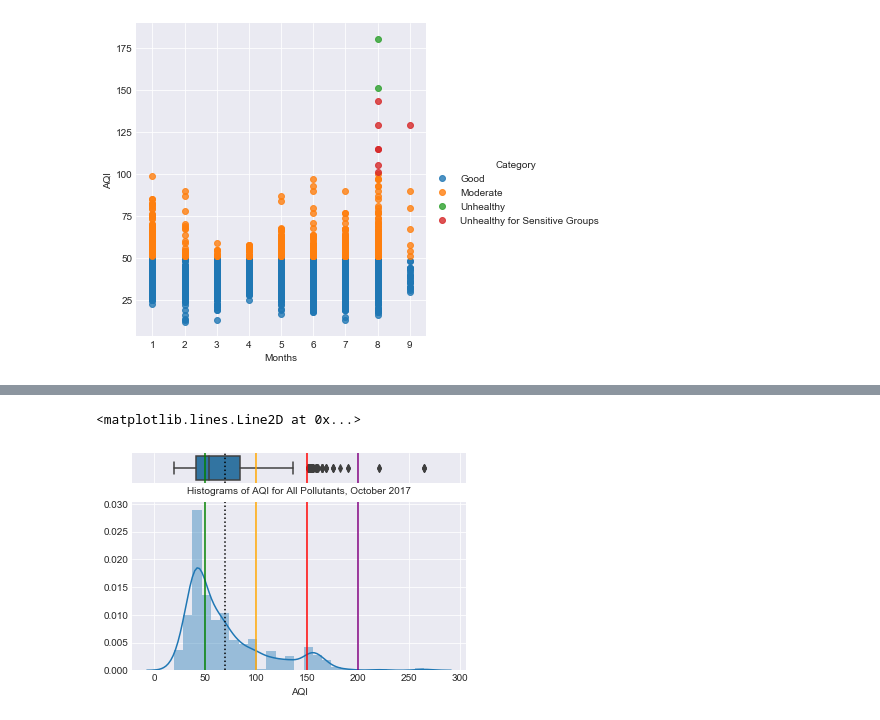
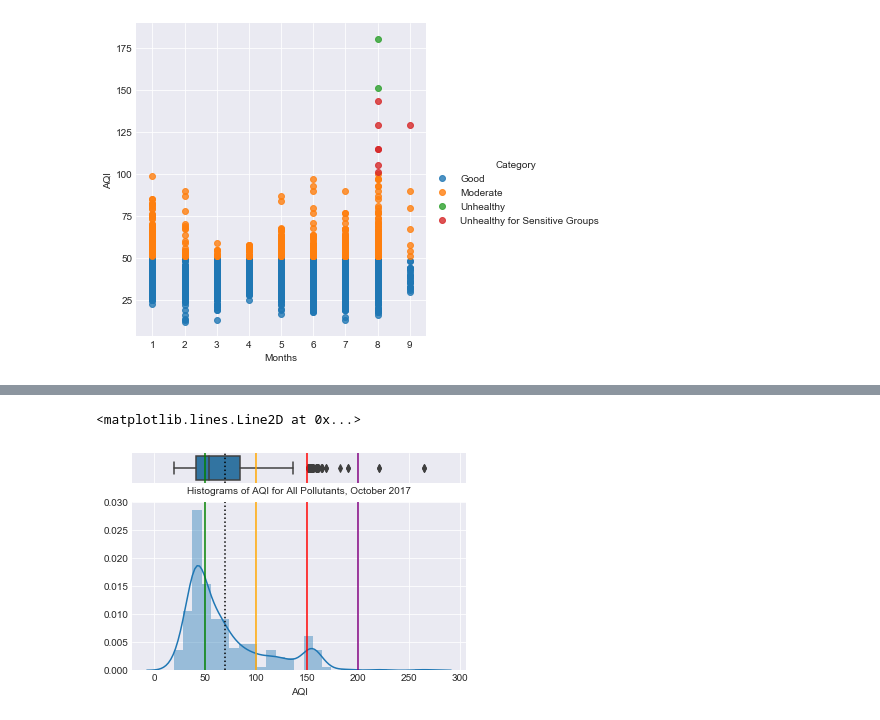
Before and after one commit to HP-Nunes/airQualityInTheBayArea_October2017, a Jupyter notebook: Hadrien_Brainstorming/Test_Dashboard Format.ipynb, the cells around one changed output, grey strips where cells are left out. Drawn from its saved outputs; the diff is of its cells as text; code cells hidden in the pictures.

```diff
--- a/Hadrien_Brainstorming/Test_Dashboard Format.ipynb
+++ b/Hadrien_Brainstorming/Test_Dashboard Format.ipynb
@@ -358,0 +340,10 @@ df
+# %%
+#Import csv as pd
+AirNow_1_csv = "AirNow_data_Hadrien.csv"
+AirNow_1_df = pd.read_csv(AirNow_1_csv)
+AirNow_2_csv = "AirNow_data_Hadrien_2.csv"
+AirNow_2_df = pd.read_csv(AirNow_2_csv)
+
+print(AirNow_1_df.shape)
+print(AirNow_2_df.shape)
+AirNow_1_df.head()
@@ -359,26 +386,30 @@ df
 # %%
-df_Avg_AQI = df.AQI.mean()
+    #DF2
+
+df_Avg_AQI = AirNow_2_df.AQI.mean()
 
 f, (ax_box, ax_hist) = plt.subplots(2, sharex=True, gridspec_kw={"height_ratios": (.15, .85)})
 
 # Add a graph in each part
-sns.boxplot(df.AQI, ax=ax_box)
-sns.distplot(df.AQI, ax=ax_hist)
+sns.boxplot(AirNow_2_df.AQI, ax=ax_box)
+sns.distplot(AirNow_2_df.AQI, ax=ax_hist)
 plt.axvline(df_Avg_AQI, linestyle="dotted",color='black')
 
 plt.axvline(50, color='g')
 plt.axvline(100, color='orange')
 plt.axvline(150, color='r')
 plt.axvline(200, color='purple')
 
 
 # Remove x axis name for the boxplot
 ax_box.set(xlabel='Histograms of AQI for All Pollutants, October 2017')
 ax_box.axvline(df_Avg_AQI, linestyle="dotted",color='black')
 ax_box.axvline(50, color='g')
 ax_box.axvline(100, color='orange')
 ax_box.axvline(150, color='r')
 ax_box.axvline(200, color='purple')
+
+##################################
 # %% [output]
 <matplotlib.lines.Line2D at 0x...>
-[figure, old version]
+[figure, new version]
```
Also changed, not shown: parts of 19 cells of this notebook, 7 other files.
